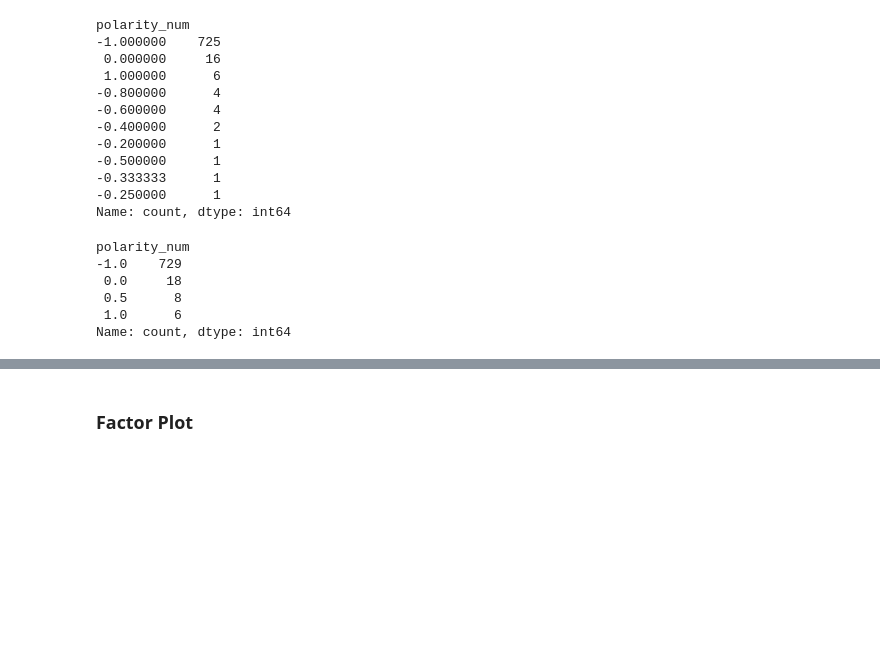
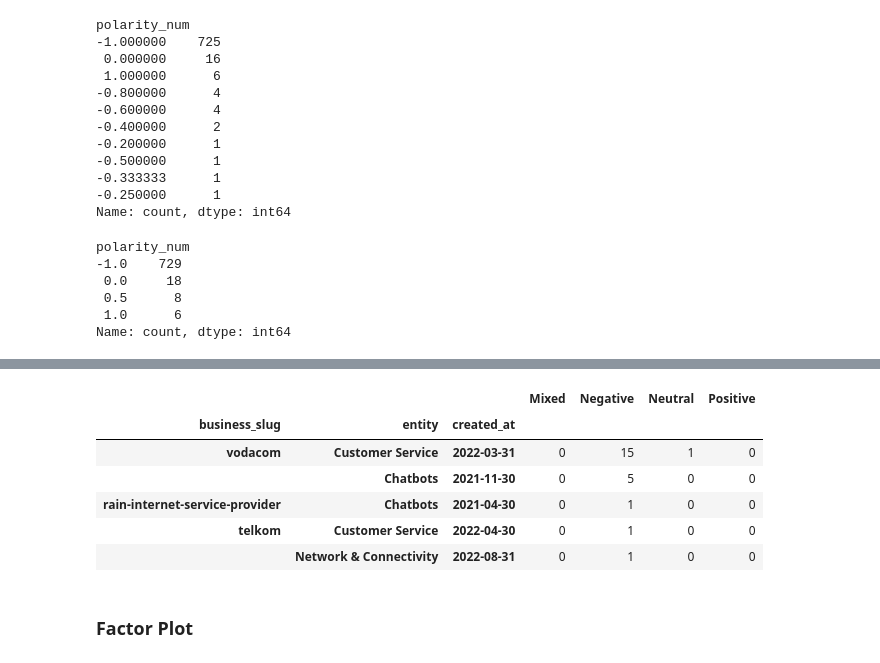
Before and after one commit to JohnnyFoulds/dsm050-2023-apr, a Jupyter notebook: notebooks/03_coursework/03-04_time_series.ipynb, the cells around one changed output, grey strips where cells are left out. Cells and saved outputs as stored; diff of their text form; code cells hidden in the pictures; blank space fills up the shorter version.

```diff
--- a/notebooks/03_coursework/03-04_time_series.ipynb
+++ b/notebooks/03_coursework/03-04_time_series.ipynb
@@ -458,3 +508,21 @@ Name: count, dtype: int64
+# %%
+df_hp_entity_count_group = df_hp_entity_count \
+    .groupby([
+        'business_slug',
+        'entity']) \
+    .resample('M', on='created_at') \
+    [['Mixed', 'Negative', 'Neutral', 'Positive']] \
+    .sum() \
+
+df_hp_entity_count_group.sample(n=5, random_state=64)
+# %% [output]
+|  |  |  | Mixed | Negative | Neutral | Positive |
+| business_slug | entity | created_at |  |  |  |  |
+| vodacom | Customer Service | 2022-03-31 | 0 | 15 | 1 | 0 |
+|  | Chatbots | 2021-11-30 | 0 | 5 | 0 | 0 |
+| rain-internet-service-provider | Chatbots | 2021-04-30 | 0 | 1 | 0 | 0 |
+| telkom | Customer Service | 2022-04-30 | 0 | 1 | 0 | 0 |
+|  | Network & Connectivity | 2022-08-31 | 0 | 1 | 0 | 0 |
 # %% [markdown]
 ### Factor Plot
 # %%
```
Also changed, not shown: parts of 3 cells of this notebook.
